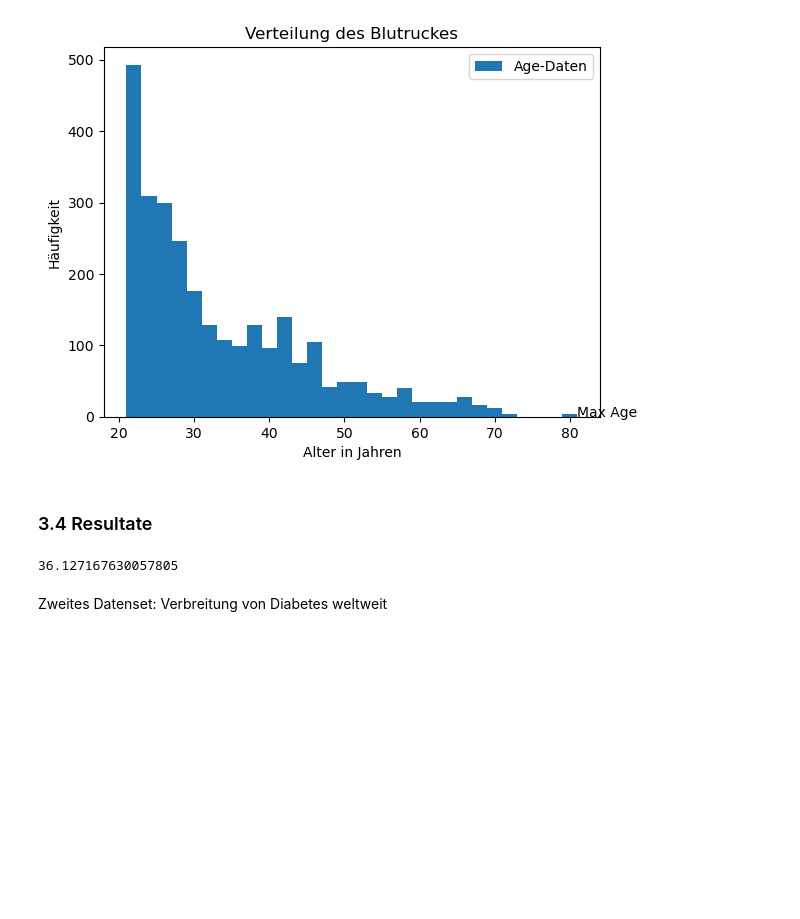
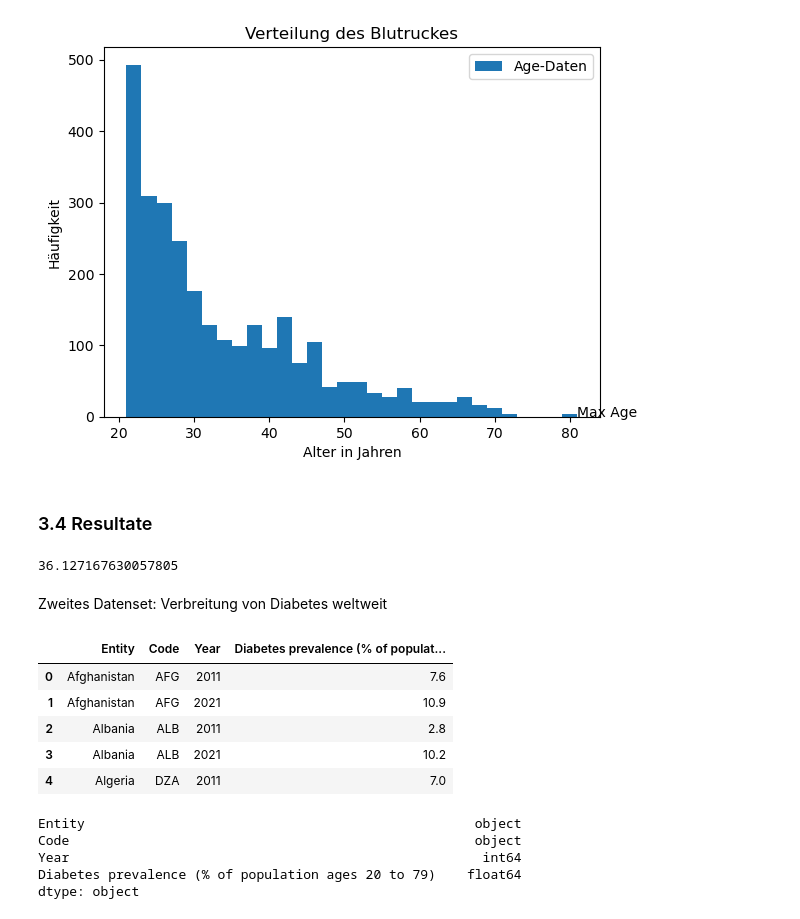
Before and after one commit to febenfasil/BMLD_LNW2, a Jupyter notebook: diabetes.ipynb, the cells around one changed output. Saved outputs shown, nothing was run; the diff lists cells and outputs as text; code cells hidden in the pictures; blank space fills up the shorter version.

```diff
--- a/diabetes.ipynb
+++ b/diabetes.ipynb
@@ -179,3 +179,20 @@ print(precentage_positive)
 Zweites Datenset: Verbreitung von Diabetes weltweit
 # %%
 df = pd.read_csv('data/diabetes-prevalence.csv')
+# %%
+df.head()
+# %% [output]
+|  | Entity | Code | Year | Diabetes prevalence (% of populat... |
+| 0 | Afghanistan | AFG | 2011 | 7.6 |
+| 1 | Afghanistan | AFG | 2021 | 10.9 |
+| 2 | Albania | ALB | 2011 | 2.8 |
+| 3 | Albania | ALB | 2021 | 10.2 |
+| 4 | Algeria | DZA | 2011 | 7.0 |
+# %%
+df.dtypes
+# %% [output]
+Entity                                                  object
+Code                                                    object
+Year                                                     int64
+Diabetes prevalence (% of population ages 20 to 79)    float64
+dtype: object
```
